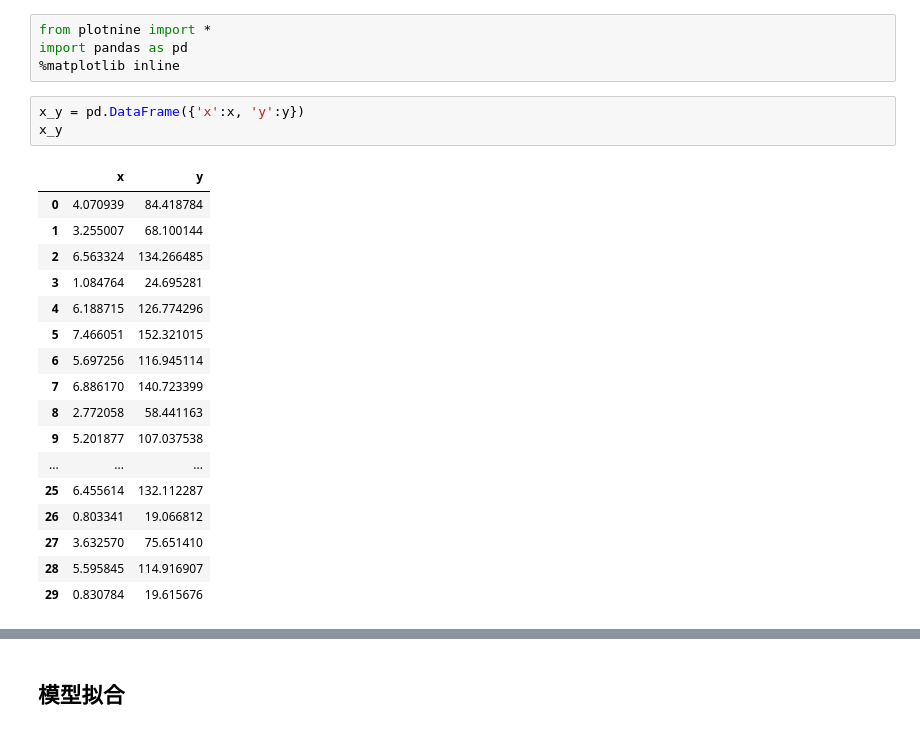
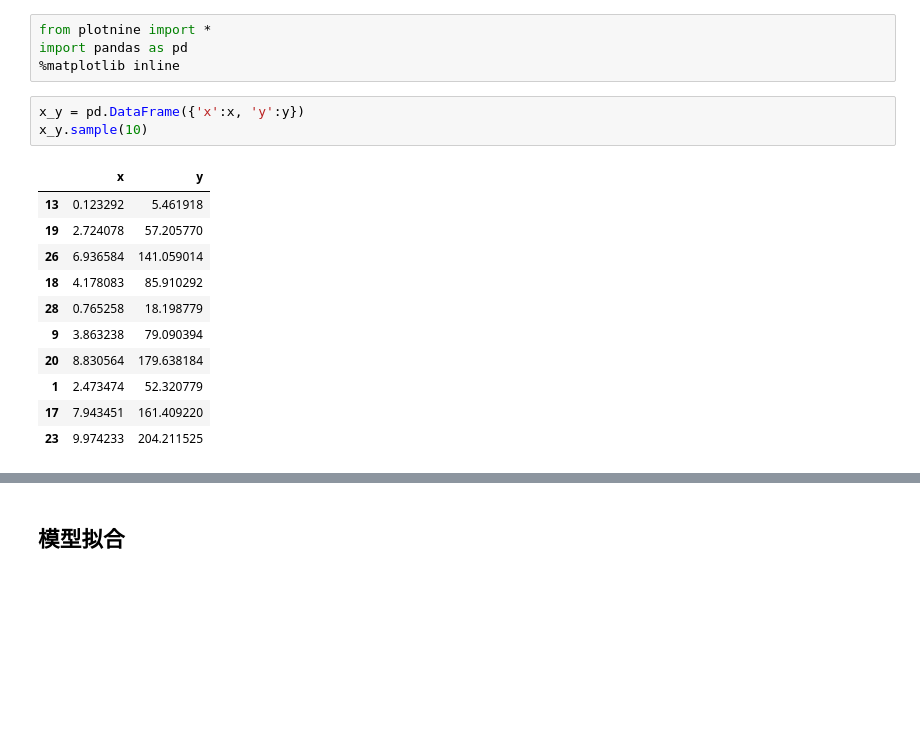
Before and after one commit to byaxb/DataMiningExperiments, a Jupyter notebook: ch00_简单演示.ipynb, the cells around one changed output, grey strips where cells are left out. Saved outputs shown, nothing was run; the diff lists cells and outputs as text; blank space fills up the shorter version.

```diff
--- a/ch00_简单演示.ipynb
+++ b/ch00_简单演示.ipynb
@@ -102,24 +69,18 @@ import pandas as pd
 %matplotlib inline
 # %%
 x_y = pd.DataFrame({'x':x, 'y':y})
-x_y
+x_y.sample(10)
 # %% [output]
 |  | x | y |
-| 0 | 4.070939 | 84.418784 |
-| 1 | 3.255007 | 68.100144 |
-| 2 | 6.563324 | 134.266485 |
-| 3 | 1.084764 | 24.695281 |
-| 4 | 6.188715 | 126.774296 |
-| 5 | 7.466051 | 152.321015 |
-| 6 | 5.697256 | 116.945114 |
-| 7 | 6.886170 | 140.723399 |
-| 8 | 2.772058 | 58.441163 |
-| 9 | 5.201877 | 107.037538 |
-| ... | ... | ... |
-| 25 | 6.455614 | 132.112287 |
-| 26 | 0.803341 | 19.066812 |
-| 27 | 3.632570 | 75.651410 |
-| 28 | 5.595845 | 114.916907 |
-| 29 | 0.830784 | 19.615676 |
+| 13 | 0.123292 | 5.461918 |
+| 19 | 2.724078 | 57.205770 |
+| 26 | 6.936584 | 141.059014 |
+| 18 | 4.178083 | 85.910292 |
+| 28 | 0.765258 | 18.198779 |
+| 9 | 3.863238 | 79.090394 |
+| 20 | 8.830564 | 179.638184 |
+| 1 | 2.473474 | 52.320779 |
+| 17 | 7.943451 | 161.409220 |
+| 23 | 9.974233 | 204.211525 |
 # %%
 x_y.describe()
```
Also changed, not shown: parts of 20 cells of this notebook, 1 other file.
